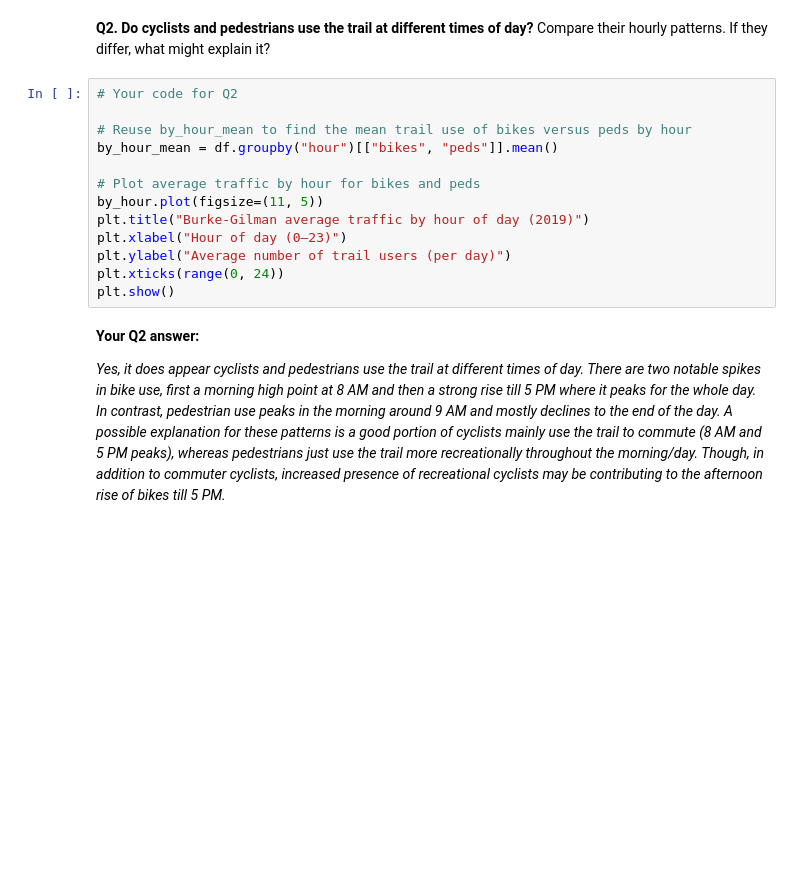
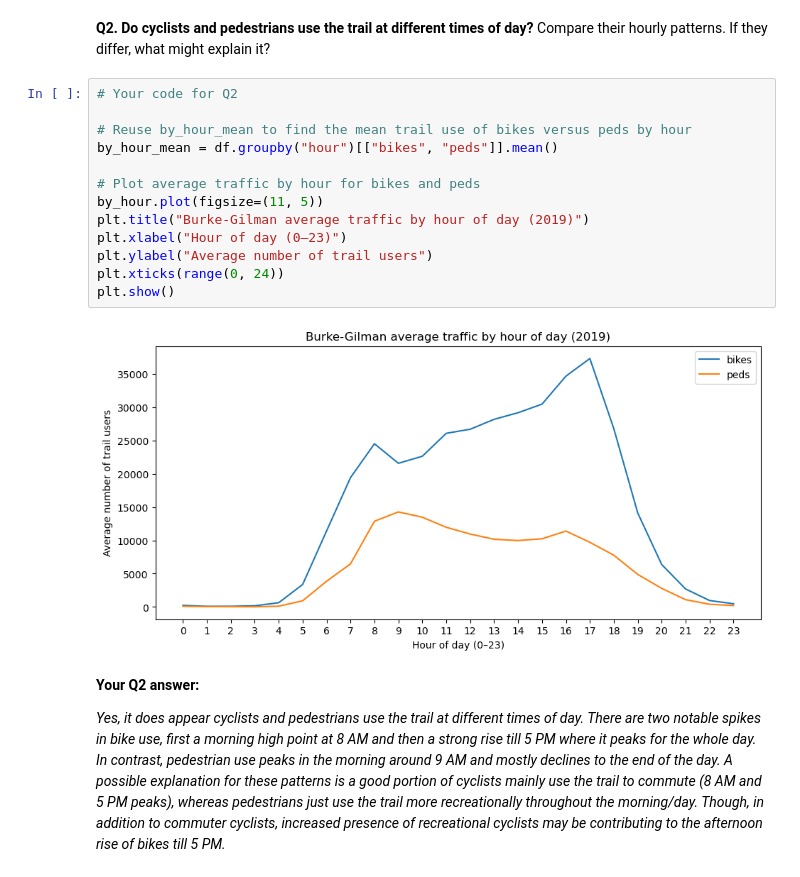
Before and after one commit to emay-20/hcde-410, a Jupyter notebook: A1/A1.ipynb, the cells around one changed output. Drawn from its saved outputs; the diff is of its cells as text; blank space fills up the shorter version.

```diff
--- a/A1/A1.ipynb
+++ b/A1/A1.ipynb
@@ -137,16 +197,18 @@ Compare their hourly patterns. If they differ, what might explain it?
 # %%
 # Your code for Q2
 
 # Reuse by_hour_mean to find the mean trail use of bikes versus peds by hour
 by_hour_mean = df.groupby("hour")[["bikes", "peds"]].mean()
 
 # Plot average traffic by hour for bikes and peds
 by_hour.plot(figsize=(11, 5))
 plt.title("Burke-Gilman average traffic by hour of day (2019)")
 plt.xlabel("Hour of day (0–23)")
-plt.ylabel("Average number of trail users (per day)")
+plt.ylabel("Average number of trail users")
 plt.xticks(range(0, 24))
 plt.show()
+# %% [output]
+[figure, added]
 # %% [markdown]
 **Your Q2 answer:**
 
```
Also changed, not shown: parts of 8 cells of this notebook.
